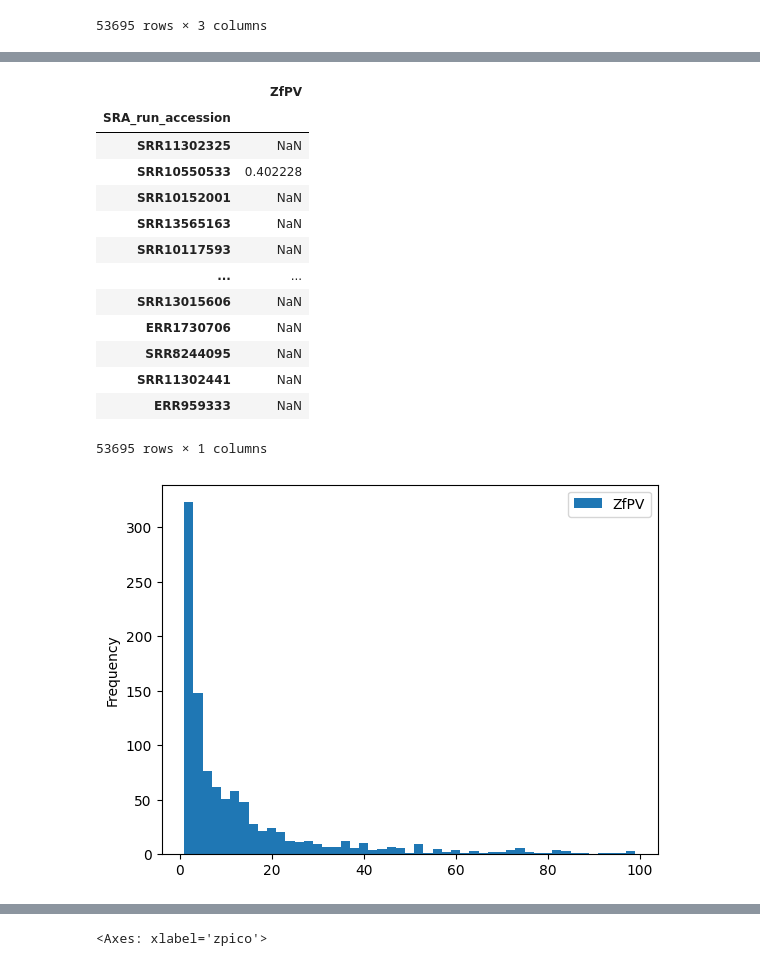
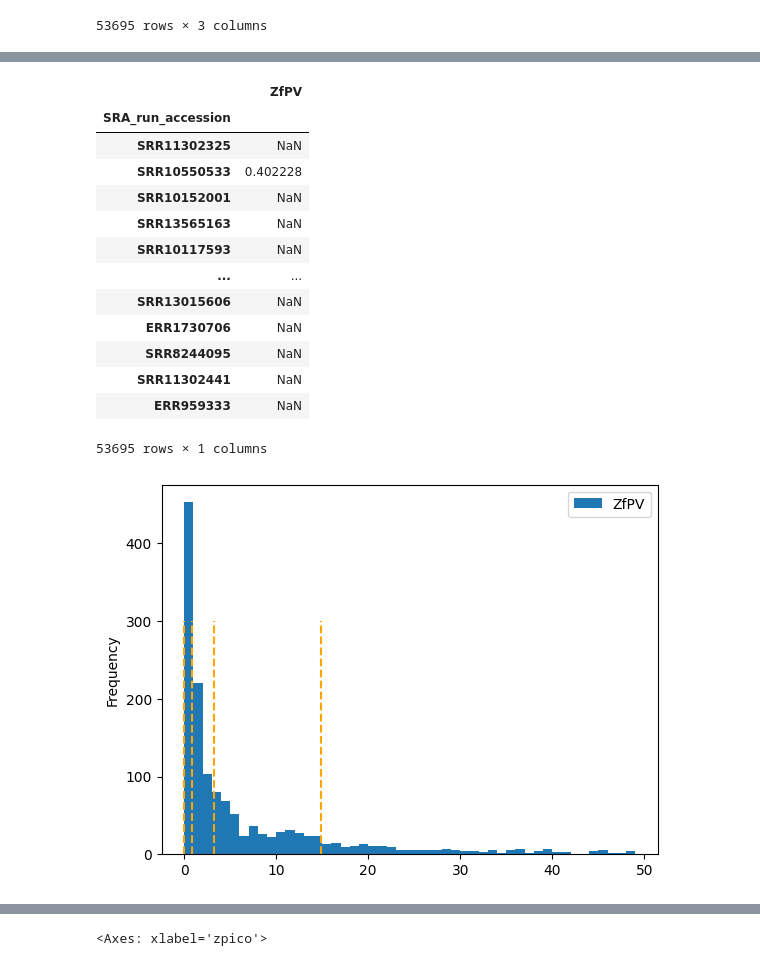
Before and after one commit to czbiohub-sf/RNAquarium, a Jupyter notebook: src/Serratus_Lite/scripts/Classification.ipynb, the cells around one changed output, grey strips where cells are left out. Drawn from its saved outputs; the diff is of its cells as text; code cells hidden in the pictures.

```diff
--- a/src/Serratus_Lite/scripts/Classification.ipynb
+++ b/src/Serratus_Lite/scripts/Classification.ipynb
@@ -139,23 +188,25 @@ normed_values_df
 # %%
 ZfPV_nonzero = pd.DataFrame(normed_values_df[normed_values_df['ZfPV'] != 0]['ZfPV'])
-ZfPV_nonzero.plot.hist(logx=False, bins=list(range(1,100,2)))
+plt = ZfPV_nonzero.plot.hist(bins=range(50))
+plt.vlines(bin_dict['ZfPV'][: -1], ymin=0, ymax=300, color='orange', linestyle='dashed')
+plt
 ZfPV_nonzero
 # bins:
 # %% [output]
 |  | ZfPV |
 | SRA_run_accession |  |
 | SRR11302325 | NaN |
 | SRR10550533 | 0.402228 |
 | SRR10152001 | NaN |
 | SRR13565163 | NaN |
 | SRR10117593 | NaN |
 | ... | ... |
 | SRR13015606 | NaN |
 | ERR1730706 | NaN |
 | SRR8244095 | NaN |
 | SRR11302441 | NaN |
 | ERR959333 | NaN |
 53695 rows × 1 columns
-[figure, old version]
+[figure, new version]
 # %%
 zpico_nonzero = pd.DataFrame(normed_values_df[normed_values_df['zpico'] != 0]['zpico'])
```
Also changed, not shown: parts of 5 cells of this notebook, 1 other file.
